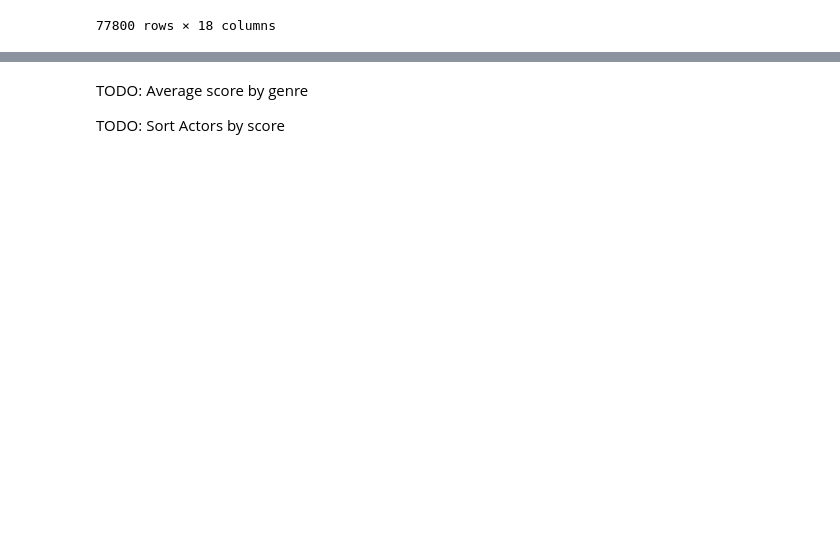
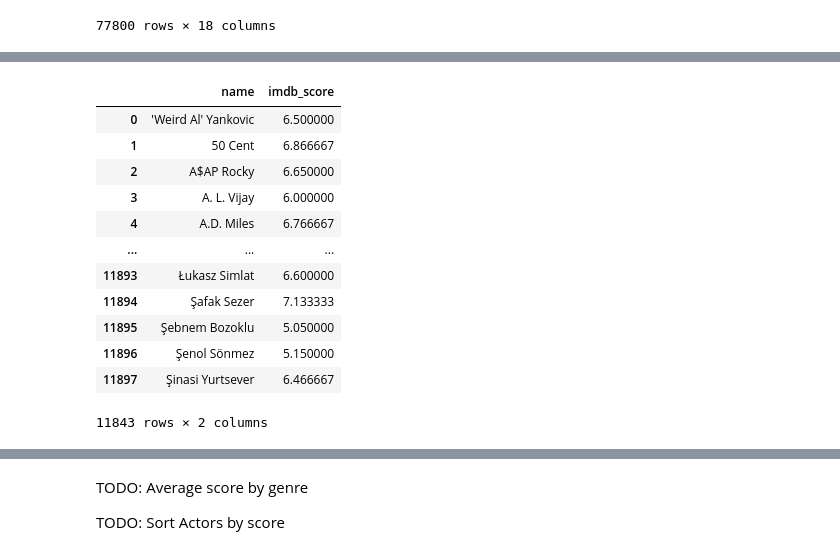
Before and after one commit to Vladboy2/EECS3401FinalProject, a Jupyter notebook: MovieShowPredictor.ipynb, the cells around one changed output, grey strips where cells are left out. Cells and saved outputs as stored; diff of their text form; code cells hidden in the pictures; blank space fills up the shorter version.

```diff
--- a/MovieShowPredictor.ipynb
+++ b/MovieShowPredictor.ipynb
@@ -38,0 +61,19 @@ combined_df
+# %%
+
+
+actor_avg_scores = filtered_df.groupby('name')['imdb_score'].mean().reset_index().dropna()
+actor_avg_scores
+# %% [output]
+|  | name | imdb_score |
+| 0 | 'Weird Al' Yankovic | 6.500000 |
+| 1 | 50 Cent | 6.866667 |
+| 2 | A$AP Rocky | 6.650000 |
+| 3 | A. L. Vijay | 6.000000 |
+| 4 | A.D. Miles | 6.766667 |
+| ... | ... | ... |
+| 11893 | Łukasz Simlat | 6.600000 |
+| 11894 | Şafak Sezer | 7.133333 |
+| 11895 | Şebnem Bozoklu | 5.050000 |
+| 11896 | Şenol Sönmez | 5.150000 |
+| 11897 | Şinasi Yurtsever | 6.466667 |
+11843 rows × 2 columns
```
Also changed, not shown: parts of 6 cells of this notebook.
